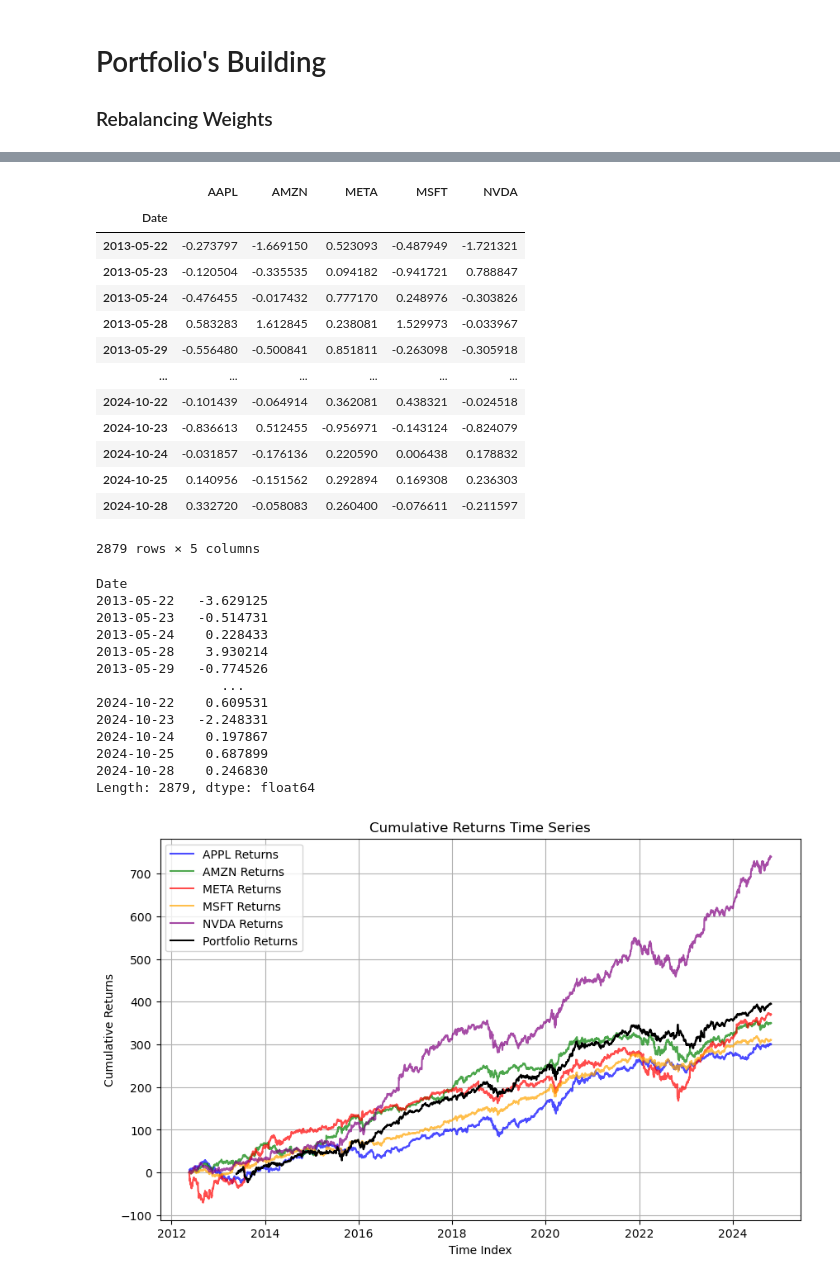
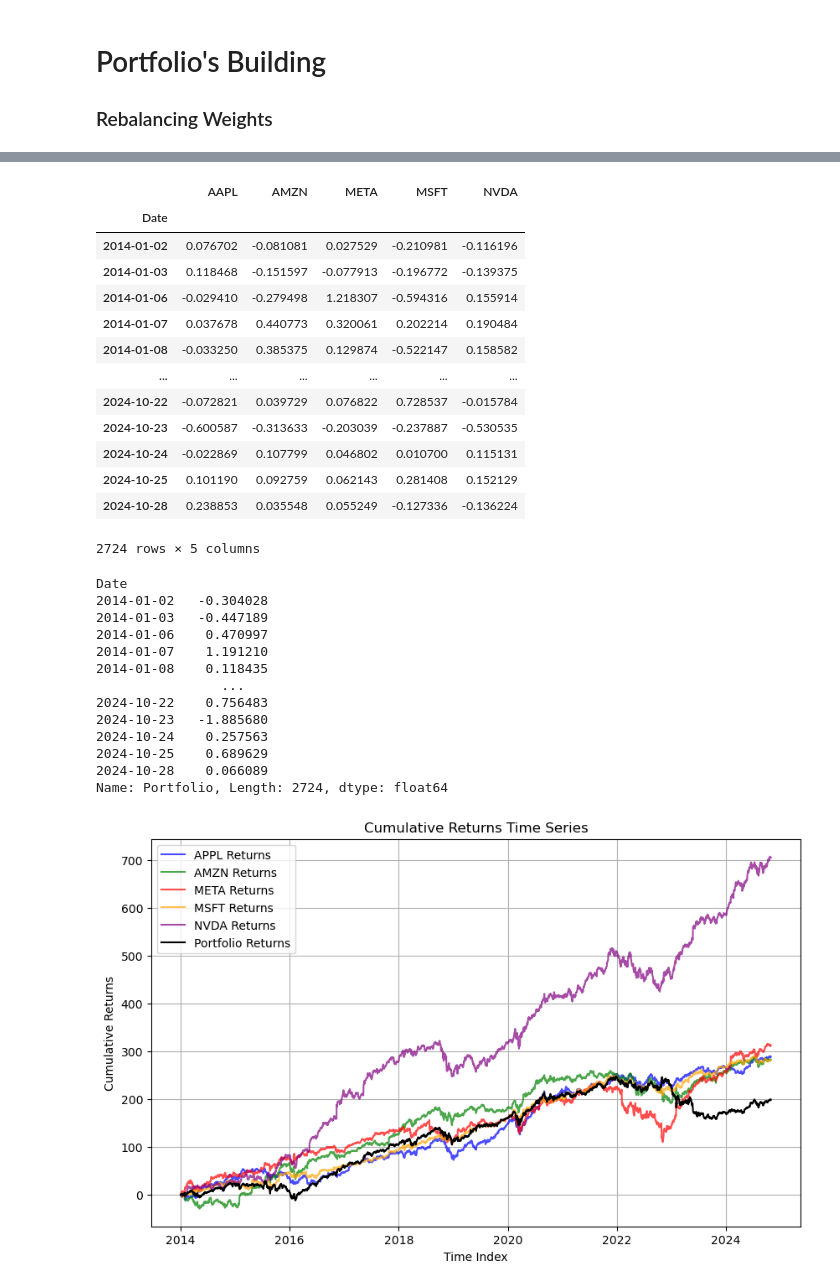
Before and after one commit to dan-the-quant/DTQ-Portfolio_Management_Course, a Jupyter notebook: Module 3 - Portfolios/Module3.5.ipynb, the cells around one changed output, grey strips where cells are left out. Cells and saved outputs as stored; diff of their text form; code cells hidden in the pictures.

```diff
--- a/Module 3 - Portfolios/Module3.5.ipynb
+++ b/Module 3 - Portfolios/Module3.5.ipynb
@@ -45,7 +45,7 @@ def import_financial_data(
     # Drop NaN's
     df_useful_data.dropna(inplace = True)
 
-    return df_useful_data.loc["2010-01-01":]
+    return df_useful_data.loc["2013-01-01":]
 # %%
 # Import Data
 
@@ -192,7 +172,7 @@ def rolling_weights(
     returns,
     desired_returns,
     window=252,
-    rebalance_freq=63
+    rebalance_freq=126
 ):
 
     # Lists to Store Things
@@ -231,7 +211,7 @@ def rolling_weights(
 # %%
 # Create the DataFrames of Returns
 
-df_weights = rolling_weights(df_returns, 0.25)
+df_weights = rolling_weights(df_returns, 0.2)
 
 df_weights
 # %% [output]
@@ -301,56 +281,61 @@ df_weighted_returns
 # %% [output]
 |  | AAPL | AMZN | META | MSFT | NVDA |
 | Date |  |  |  |  |  |
-| 2013-05-22 | -0.273797 | -1.669150 | 0.523093 | -0.487949 | -1.721321 |
-| 2013-05-23 | -0.120504 | -0.335535 | 0.094182 | -0.941721 | 0.788847 |
-| 2013-05-24 | -0.476455 | -0.017432 | 0.777170 | 0.248976 | -0.303826 |
-| 2013-05-28 | 0.583283 | 1.612845 | 0.238081 | 1.529973 | -0.033967 |
-| 2013-05-29 | -0.556480 | -0.500841 | 0.851811 | -0.263098 | -0.305918 |
+| 2014-01-02 | 0.076702 | -0.081081 | 0.027529 | -0.210981 | -0.116196 |
+| 2014-01-03 | 0.118468 | -0.151597 | -0.077913 | -0.196772 | -0.139375 |
+| 2014-01-06 | -0.029410 | -0.279498 | 1.218307 | -0.594316 | 0.155914 |
+| 2014-01-07 | 0.037678 | 0.440773 | 0.320061 | 0.202214 | 0.190484 |
+| 2014-01-08 | -0.033250 | 0.385375 | 0.129874 | -0.522147 | 0.158582 |
 | ... | ... | ... | ... | ... | ... |
-| 2024-10-22 | -0.101439 | -0.064914 | 0.362081 | 0.438321 | -0.024518 |
-| 2024-10-23 | -0.836613 | 0.512455 | -0.956971 | -0.143124 | -0.824079 |
-| 2024-10-24 | -0.031857 | -0.176136 | 0.220590 | 0.006438 | 0.178832 |
-| 2024-10-25 | 0.140956 | -0.151562 | 0.292894 | 0.169308 | 0.236303 |
-| 2024-10-28 | 0.332720 | -0.058083 | 0.260400 | -0.076611 | -0.211597 |
+| 2024-10-22 | -0.072821 | 0.039729 | 0.076822 | 0.728537 | -0.015784 |
+| 2024-10-23 | -0.600587 | -0.313633 | -0.203039 | -0.237887 | -0.530535 |
+| 2024-10-24 | -0.022869 | 0.107799 | 0.046802 | 0.010700 | 0.115131 |
+| 2024-10-25 | 0.101190 | 0.092759 | 0.062143 | 0.281408 | 0.152129 |
+| 2024-10-28 | 0.238853 | 0.035548 | 0.055249 | -0.127336 | -0.136224 |
-2879 rows × 5 columns
+2724 rows × 5 columns
 # %%
 # Create the Portfolio Returns
+df_returns_portfolio = df_returns.copy()
 
-df_portfolio = df_weighted_returns.sum(axis = 1)
+# Add the columns
+df_returns_portfolio['Portfolio'] =  df_weighted_returns.sum(axis = 1)
 
-df_portfolio
+df_returns_portfolio['Portfolio'].dropna()
 # %% [output]
 Date
-2013-05-22   -3.629125
-2013-05-23   -0.514731
-2013-05-24    0.228433
-2013-05-28    3.930214
-2013-05-29   -0.774526
+2014-01-02   -0.304028
+2014-01-03   -0.447189
+2014-01-06    0.470997
+2014-01-07    1.191210
+2014-01-08    0.118435
                 ...
-2024-10-22    0.609531
-2024-10-23   -2.248331
-2024-10-24    0.197867
-2024-10-25    0.687899
-2024-10-28    0.246830
-Length: 2879, dtype: float64
+2024-10-22    0.756483
+2024-10-23   -1.885680
+2024-10-24    0.257563
+2024-10-25    0.689629
+2024-10-28    0.066089
+Name: Portfolio, Length: 2724, dtype: float64
 # %%
 # Time Series Graphs
+
+df_plot = df_returns_portfolio.dropna()
+
 plt.figure(figsize=(10, 6))
-plt.plot(df_returns['AAPL'].cumsum(), label='APPL Returns', color='blue', alpha=0.7)
-plt.plot(df_returns['AMZN'].cumsum(), label='AMZN Returns', color='green', alpha=0.7)
-plt.plot(df_returns['META'].cumsum(), label='META Returns', color='red', alpha=0.7)
-plt.plot(df_returns['MSFT'].cumsum(), label='MSFT Returns', color='orange', alpha=0.7)
-plt.plot(df_returns['NVDA'].cumsum(), label='NVDA Returns', color='purple', alpha=0.7)
-plt.plot(df_portfolio.cumsum(), label='Portfolio Returns', color='black', alpha=1)
+plt.plot(df_plot['AAPL'].cumsum(), label='APPL Returns', color='blue', alpha=0.7)
+plt.plot(df_plot['AMZN'].cumsum(), label='AMZN Returns', color='green', alpha=0.7)
+plt.plot(df_plot['META'].cumsum(), label='META Returns', color='red', alpha=0.7)
+plt.plot(df_plot['MSFT'].cumsum(), label='MSFT Returns', color='orange', alpha=0.7)
+plt.plot(df_plot['NVDA'].cumsum(), label='NVDA Returns', color='purple', alpha=0.7)
+plt.plot(df_plot['Portfolio'].cumsum(), label='Portfolio Returns', color='black', alpha=1)
 
 # Config
 plt.title('Cumulative Returns Time Series')
 plt.xlabel('Time Index')
 plt.ylabel('Cumulative Returns')
 plt.legend()
 
 # Show
 plt.grid(True)
 plt.show()
 # %% [output]
-[figure, old version]
+[figure, new version]
```
Also changed, not shown: parts of 17 cells of this notebook, 4 other files.
